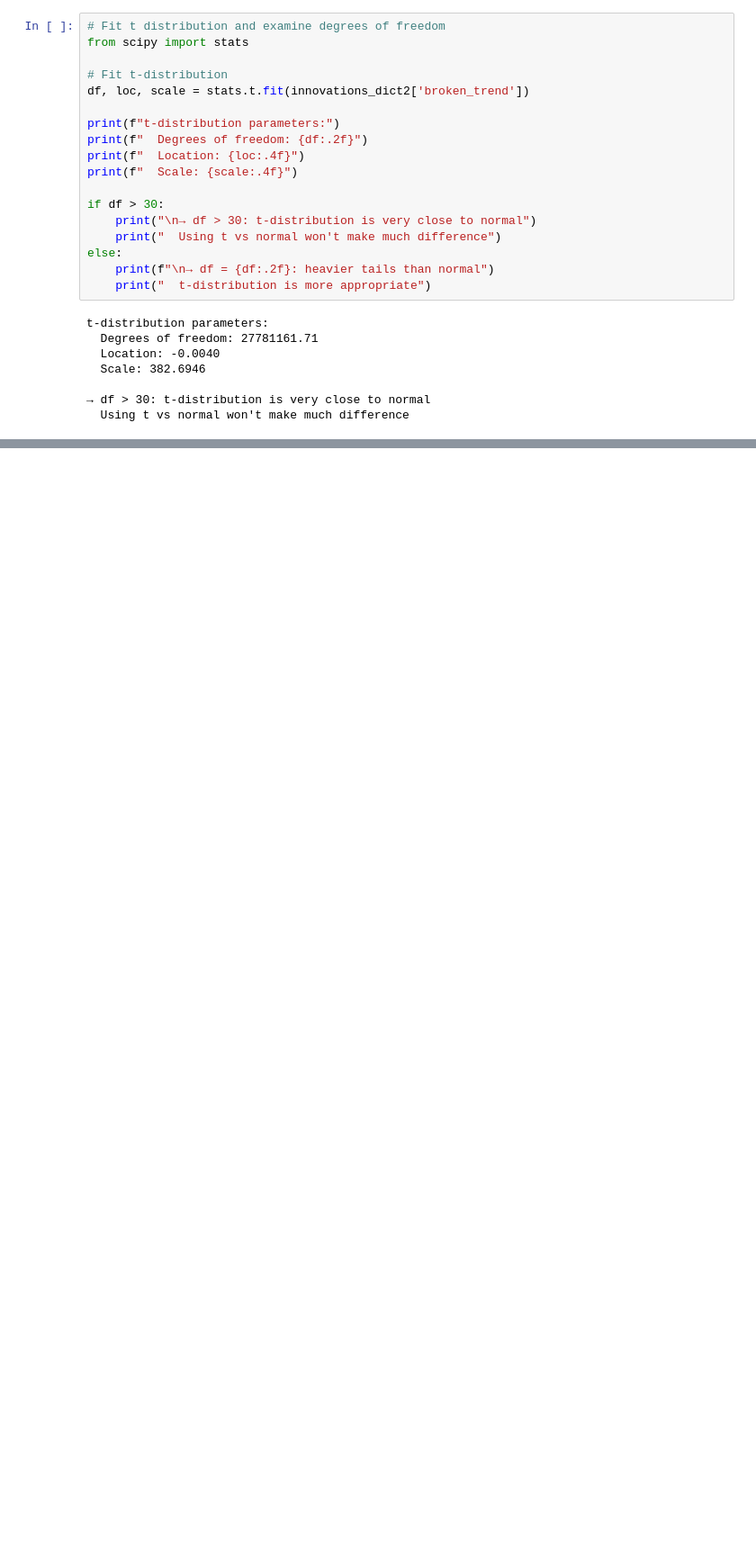
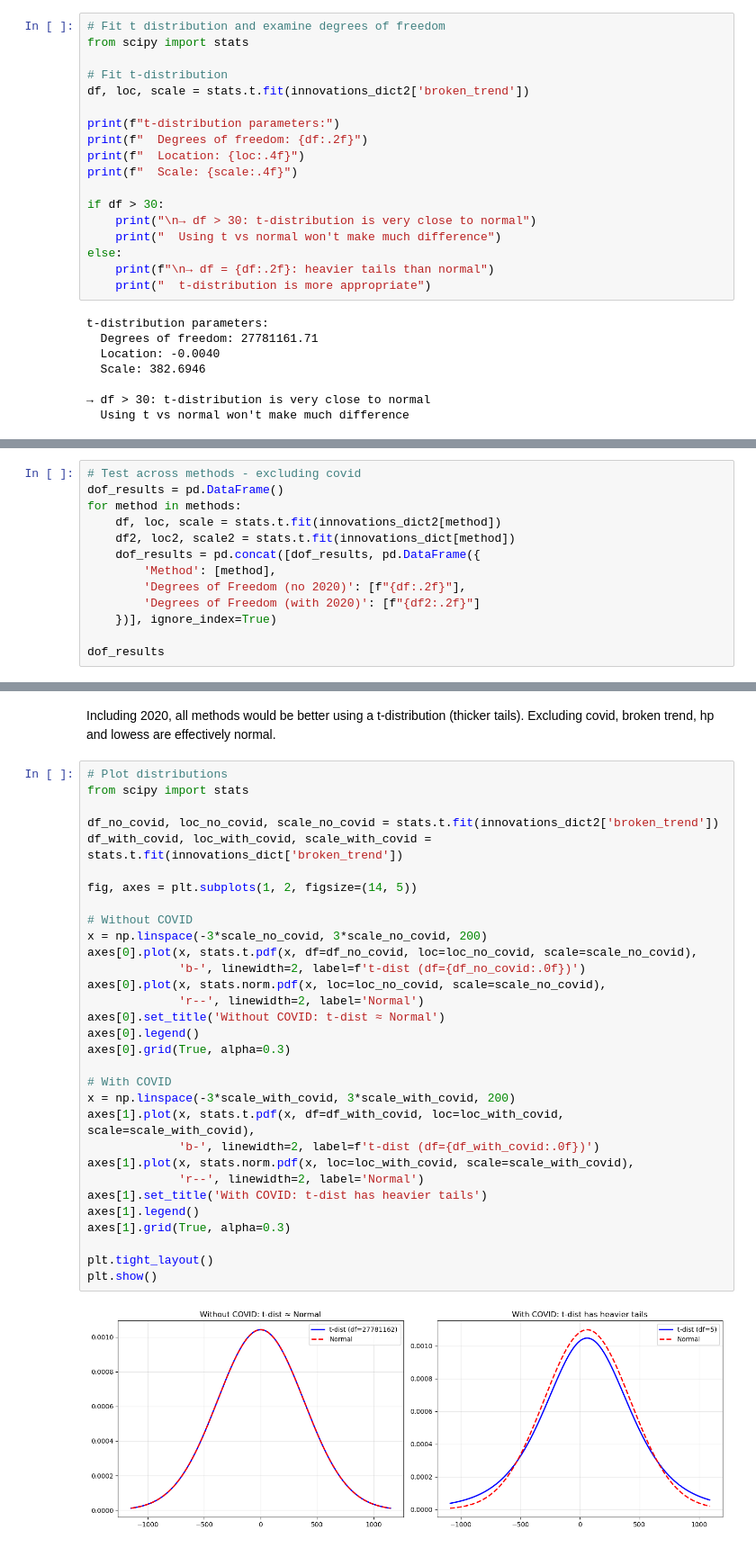
Before and after one commit to nezzag/peaking_test, a Jupyter notebook: notebooks/statistical_tests.ipynb, the cells around one changed output, grey strips where cells are left out. Shown at 90% size. Saved outputs shown, nothing was run; the diff lists cells and outputs as text; blank space fills up the shorter version.

Commit message:
further work on t-distribution

```diff
--- a/notebooks/statistical_tests.ipynb
+++ b/notebooks/statistical_tests.ipynb
@@ -813,0 +842,13 @@ t-distribution parameters:
+# %%
+# Test across methods - excluding covid
+dof_results = pd.DataFrame()
+for method in methods:
+    df, loc, scale = stats.t.fit(innovations_dict2[method])
+    df2, loc2, scale2 = stats.t.fit(innovations_dict[method])
+    dof_results = pd.concat([dof_results, pd.DataFrame({
+        'Method': [method],
+        'Degrees of Freedom (no 2020)': [f"{df:.2f}"],
+        'Degrees of Freedom (with 2020)': [f"{df2:.2f}"]
+    })], ignore_index=True)
+
+dof_results
@@ -813,0 +864,35 @@ t-distribution parameters:
+# %% [markdown]
+Including 2020, all methods would be better using a t-distribution (thicker tails). Excluding covid, broken trend, hp and lowess are effectively normal.
+# %%
+# Plot distributions
+from scipy import stats
+
+df_no_covid, loc_no_covid, scale_no_covid = stats.t.fit(innovations_dict2['broken_trend'])
+df_with_covid, loc_with_covid, scale_with_covid = stats.t.fit(innovations_dict['broken_trend'])
+
+fig, axes = plt.subplots(1, 2, figsize=(14, 5))
+
+# Without COVID
+x = np.linspace(-3*scale_no_covid, 3*scale_no_covid, 200)
+axes[0].plot(x, stats.t.pdf(x, df=df_no_covid, loc=loc_no_covid, scale=scale_no_covid),
+             'b-', linewidth=2, label=f't-dist (df={df_no_covid:.0f})')
+axes[0].plot(x, stats.norm.pdf(x, loc=loc_no_covid, scale=scale_no_covid),
+             'r--', linewidth=2, label='Normal')
+axes[0].set_title('Without COVID: t-dist ≈ Normal')
+axes[0].legend()
+axes[0].grid(True, alpha=0.3)
+
+# With COVID
+x = np.linspace(-3*scale_with_covid, 3*scale_with_covid, 200)
+axes[1].plot(x, stats.t.pdf(x, df=df_with_covid, loc=loc_with_covid, scale=scale_with_covid),
+             'b-', linewidth=2, label=f't-dist (df={df_with_covid:.0f})')
+axes[1].plot(x, stats.norm.pdf(x, loc=loc_with_covid, scale=scale_with_covid),
+             'r--', linewidth=2, label='Normal')
+axes[1].set_title('With COVID: t-dist has heavier tails')
+axes[1].legend()
+axes[1].grid(True, alpha=0.3)
+
+plt.tight_layout()
+plt.show()
+# %% [output]
+[figure, added]
```
Also changed, not shown: parts of 5 cells of this notebook.
